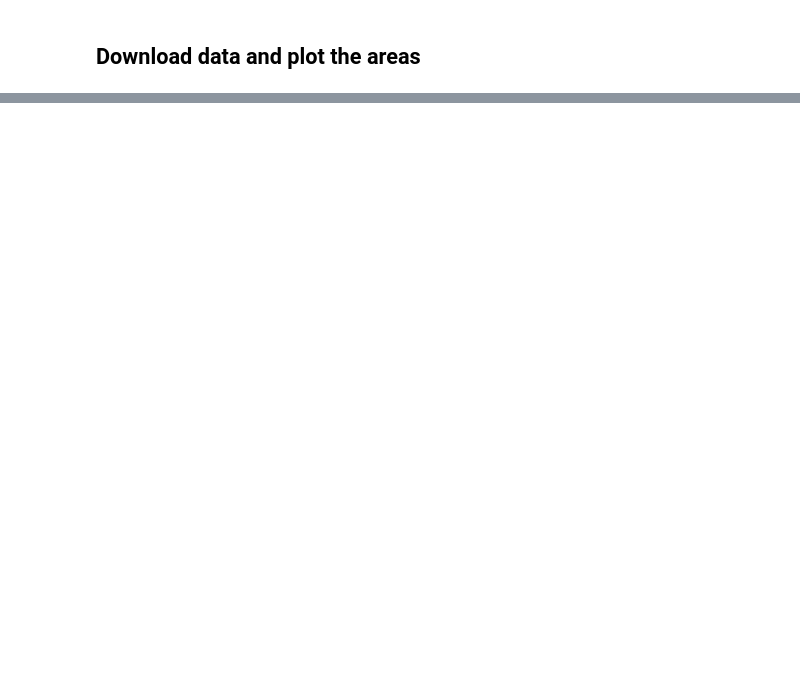
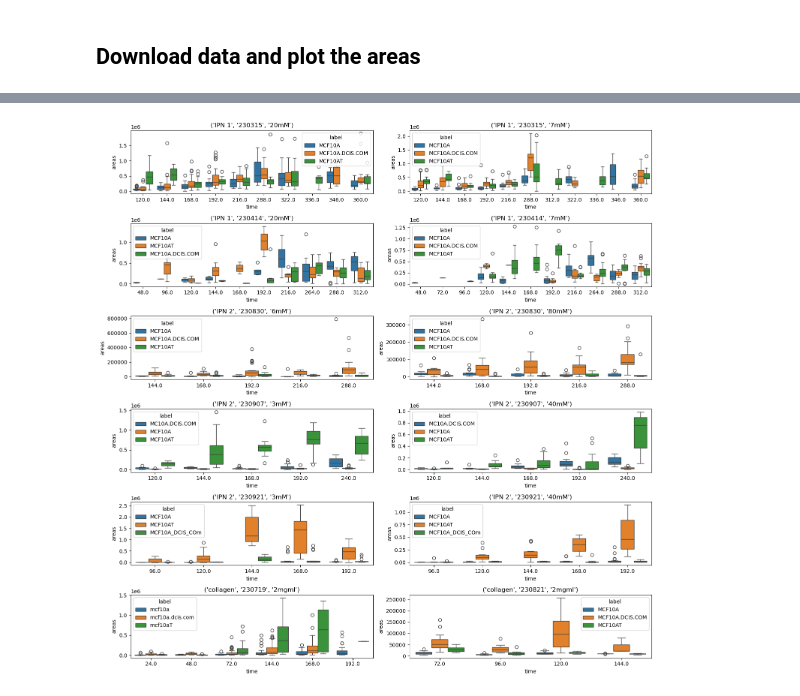
Before and after one commit to ArttuD/InstruProject, a Jupyter notebook: incubationSeries/cleanSegment.ipynb, the cells around one changed output, grey strips where cells are left out. Drawn from its saved outputs; the diff is of its cells as text; code cells hidden in the pictures; blank space fills up the shorter version.

```diff
--- a/incubationSeries/cleanSegment.ipynb
+++ b/incubationSeries/cleanSegment.ipynb
@@ -104 +156,20 @@ chain 4 |          | 00:00 Status
+# %%
+fig,ax = plt.subplots(6,2,figsize=(15,15), facecolor='white')
+
+column = 0
+row = 0
+
+for count,i in enumerate(df_all.groupby(["sample_type", "day", "condition"])):
+    ax[row,column].set_title(i[0])
+    sns.boxplot(x= "time", y = "areas", data = i[1], hue ="label", ax = ax[row, column])
+    #ax[0,0].set_ylim([0,0.8e6])
+    column += 1
+    if column == 2:
+        row += 1
+        column = 0
+
+fig.tight_layout()
+fig.savefig("./data/summary_all.png")
+# %% [output]
+[figure, added]
 # %%
```
Also changed, not shown: parts of 19 cells of this notebook, 1 other file.
